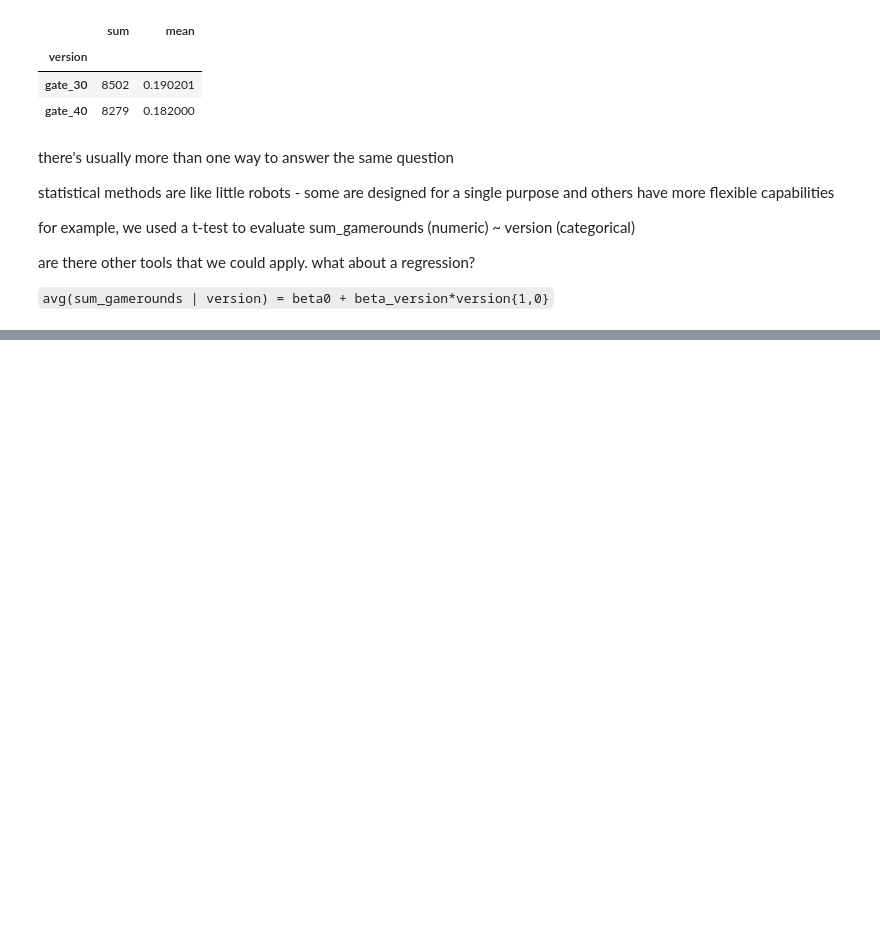
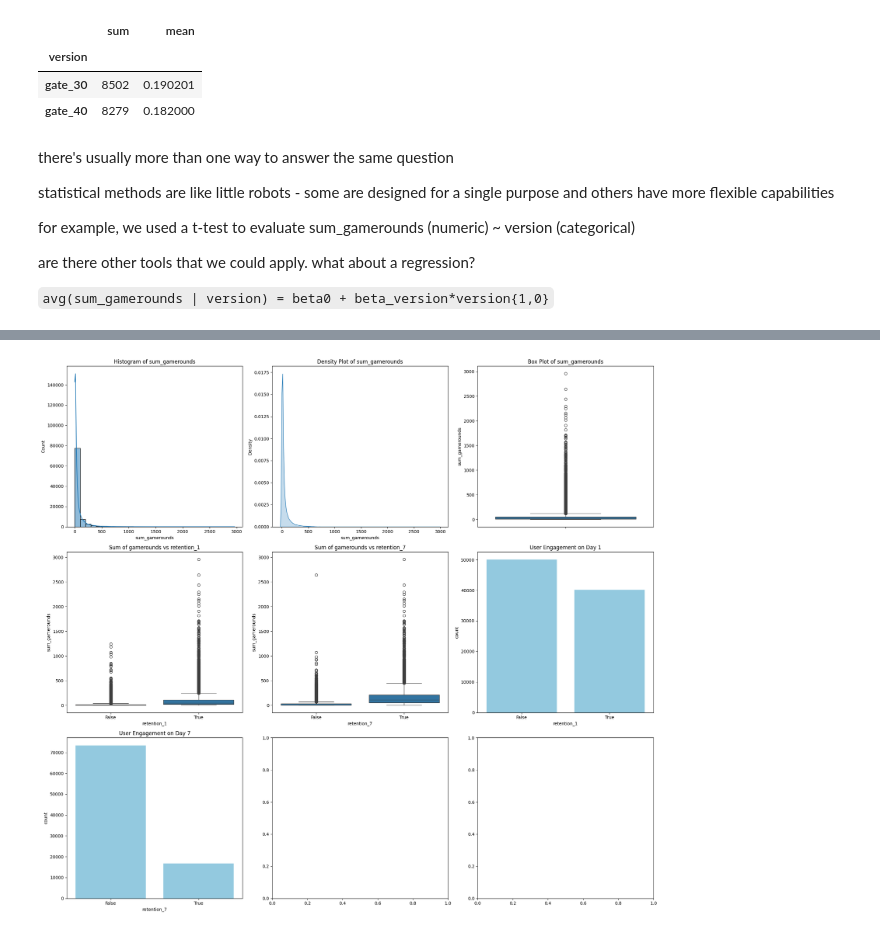
Before and after one commit to project-palooza/causal_inference, a Jupyter notebook: notebooks/rct.ipynb, the cells around one changed output, grey strips where cells are left out. Saved outputs shown, nothing was run; the diff lists cells and outputs as text; code cells hidden in the pictures; blank space fills up the shorter version.

```diff
--- a/notebooks/rct.ipynb
+++ b/notebooks/rct.ipynb
@@ -275,0 +223,17 @@ Power for t_test: 0.994
+# %%
+# removing outlier from dataset, creating a copy
+
+def remove_outlier(df, column):
+
+    df_cleaned = df.copy(deep=True)
+    max_value = df[column].max()
+
+    print(f"Max gamerounds in {column} is {max_value}")
+
+    df_cleaned = df_cleaned.loc[df_cleaned[column] != max_value]
+
+    return df_cleaned
+
+cats_cleaned = remove_outlier(cats, 'sum_gamerounds')
+
+cats_cleaned.head(3) #  cats_cleaned.shape (90188, 5)
@@ -275,0 +261,40 @@ Power for t_test: 0.994
+# %%
+# visual inspection for normality
+
+def plot_histogram_with_kde(data, column, ax, title ):
+    sns.histplot(data[column], bins =30, kde=True, ax=ax)
+    ax.set_title(title)
+
+def plot_density(data, column, ax, title):
+    sns.kdeplot(data[column], fill=True, ax=ax)
+    ax.set_title(title)
+
+def plot_box(data, column, ax, title ):
+    sns.boxplot(y=data[column], ax=ax)
+    ax.set_title(title)
+
+def plot_box_subgroup(data, subgroup, column, ax, title ):
+    sns.boxplot(x= subgroup, y=data[column], data= data, ax=ax)
+    ax.set_title(title)
+
+def plot_count(data, column, ax, title ):
+    sns.countplot(x=column, data= data, color='skyblue', ax=ax)
+    ax.set_title(title)
+
+def plot_visual_inspection(data):
+    fig, axes = plt.subplots(3,3, figsize = (20, 18))
+
+    plot_histogram_with_kde(data, 'sum_gamerounds', axes[0, 0], 'Histogram of sum_gamerounds')
+    plot_density(data, 'sum_gamerounds', axes[0, 1],'Density Plot of sum_gamerounds')
+    plot_box(data, 'sum_gamerounds', axes[0, 2], 'Box Plot of sum_gamerounds' )
+    plot_box_subgroup(data, 'retention_1' ,'sum_gamerounds', axes[1, 0], 'Sum of gamerounds vs retention_1')
+    plot_box_subgroup(data, 'retention_7' ,'sum_gamerounds', axes[1, 1], 'Sum of gamerounds vs retention_7' )
+    plot_count(data, 'retention_1' , axes[1,2], 'User Engagement on Day 1')
+    plot_count(data, 'retention_7' , axes[2,0], 'User Engagement on Day 7')
+
+    plt.tight_layout()
+    plt.show()
+
+plot_visual_inspection(cats_cleaned)
+# %% [output]
+[figure, added]
```
Also changed, not shown: parts of 22 cells of this notebook.
